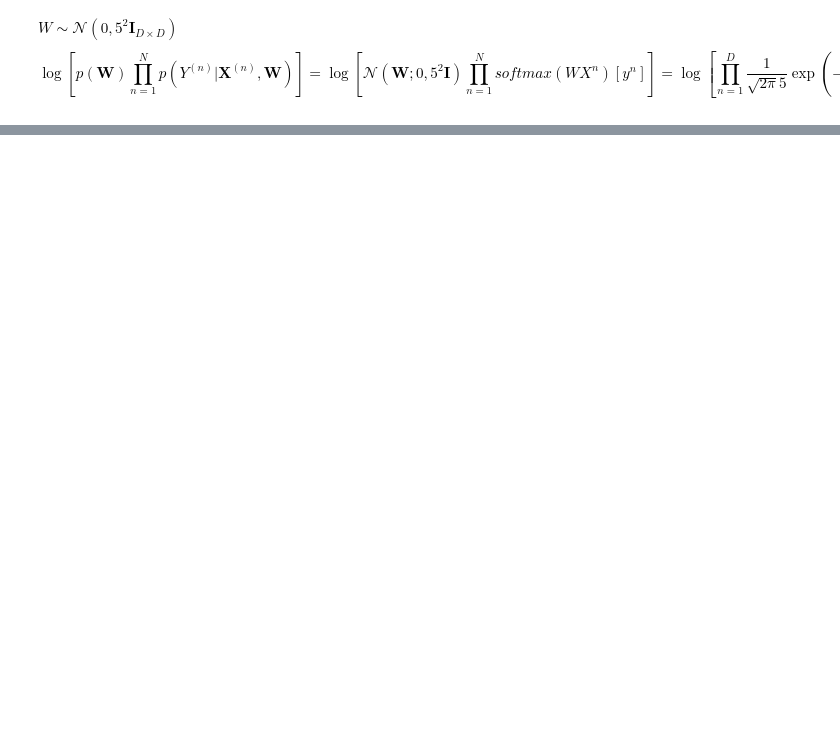
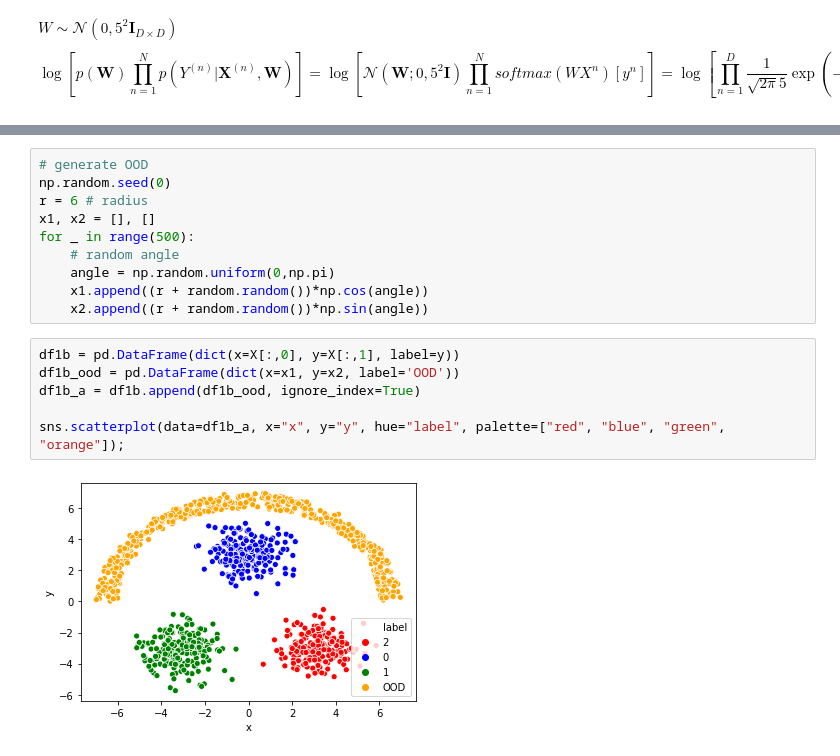
Before and after one commit to catharinewu/XXNM, a Jupyter notebook: NLM.ipynb, the cells around one changed output, grey strips where cells are left out. Cells and saved outputs as stored; diff of their text form; blank space fills up the shorter version.

```diff
--- a/NLM.ipynb
+++ b/NLM.ipynb
@@ -118,0 +193,18 @@ $$\log \left[p(\mathbf{W})\prod_{n=1}^N p(Y^{(n)} |\mathbf{X}^{(n)} , \mathbf{W}
+# %%
+# generate OOD
+np.random.seed(0)
+r = 6 # radius
+x1, x2 = [], []
+for _ in range(500):
+    # random angle
+    angle = np.random.uniform(0,np.pi)
+    x1.append((r + random.random())*np.cos(angle))
+    x2.append((r + random.random())*np.sin(angle))
+# %%
+df1b = pd.DataFrame(dict(x=X[:,0], y=X[:,1], label=y))
+df1b_ood = pd.DataFrame(dict(x=x1, y=x2, label='OOD'))
+df1b_a = df1b.append(df1b_ood, ignore_index=True)
+
+sns.scatterplot(data=df1b_a, x="x", y="y", hue="label", palette=["red", "blue", "green", "orange"]);
+# %% [output]
+[figure, added]
```
Also changed, not shown: parts of 35 cells of this notebook.
